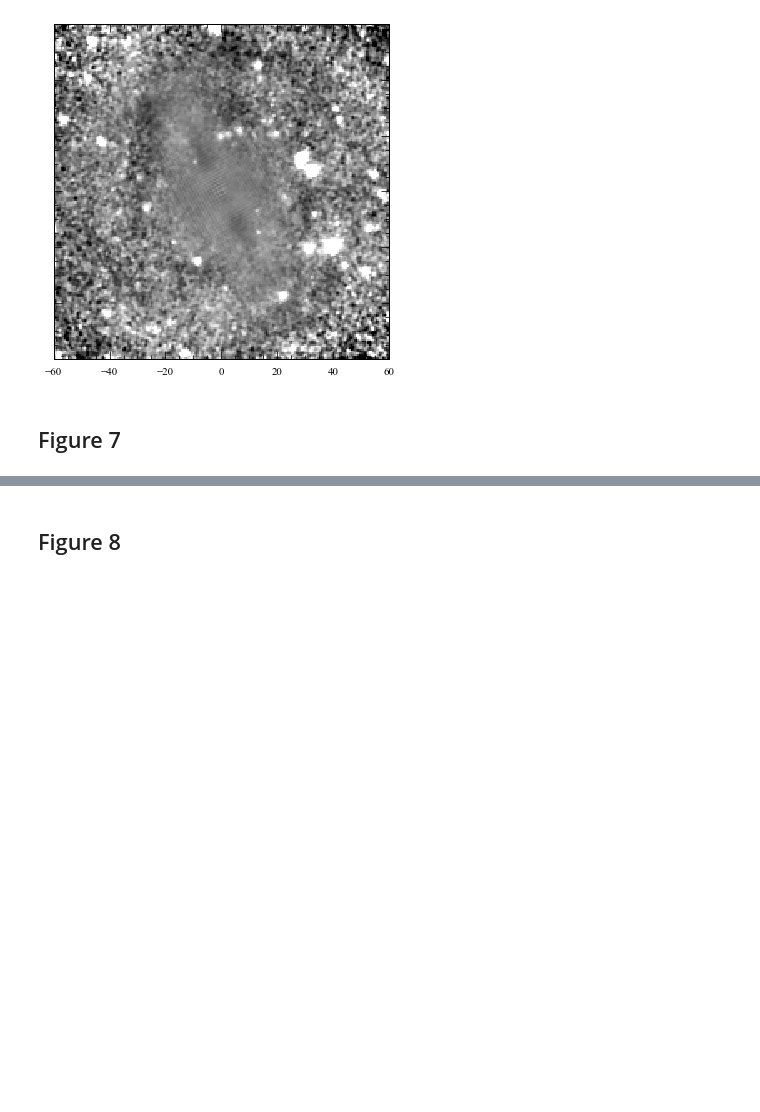
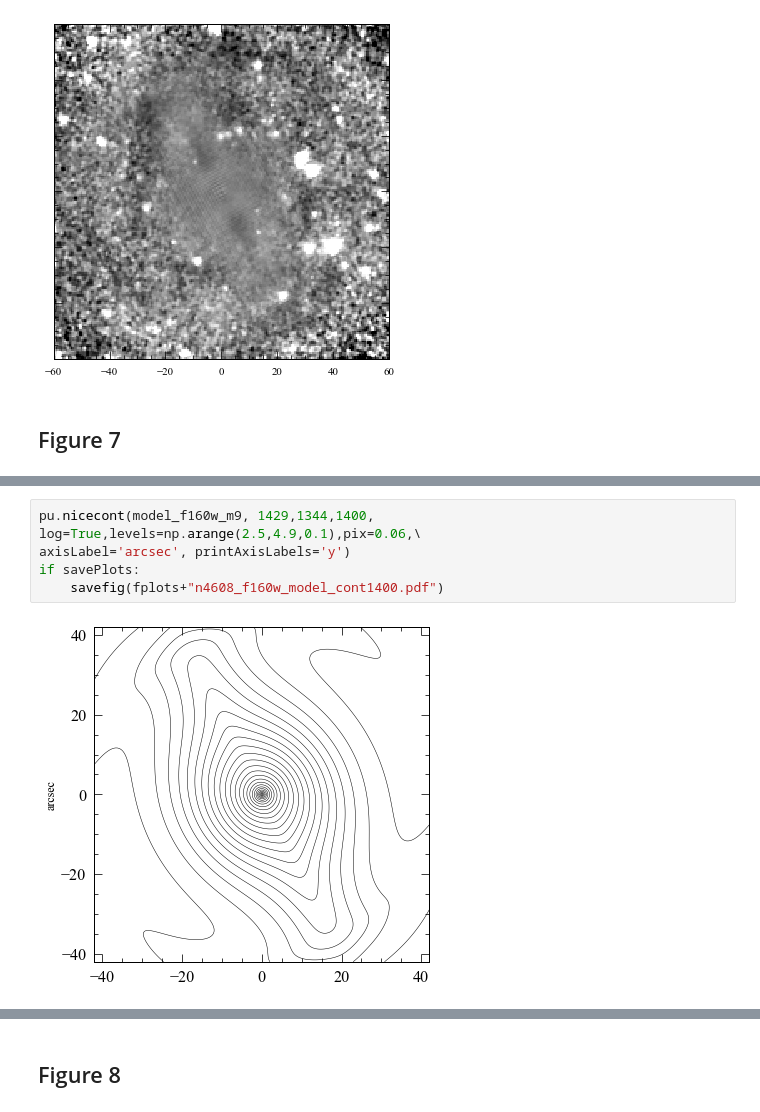
Before and after one commit to perwin/n4608-n4643, a Jupyter notebook: n4608n4643_figures_for_paper.ipynb, the cells around one changed output, grey strips where cells are left out. Cells and saved outputs as stored; diff of their text form; blank space fills up the shorter version.

```diff
--- a/n4608n4643_figures_for_paper.ipynb
+++ b/n4608n4643_figures_for_paper.ipynb
@@ -241,0 +257,7 @@ and were then displayed in SAOImage DS9 with a linear grayscale stretch (from 0.
+# %%
+pu.nicecont(model_f160w_m9, 1429,1344,1400, log=True,levels=np.arange(2.5,4.9,0.1),pix=0.06,\
+axisLabel='arcsec', printAxisLabels='y')
+if savePlots:
+    savefig(fplots+"n4608_f160w_model_cont1400.pdf")
+# %% [output]
+[figure, added]
```
Also changed, not shown: parts of 7 cells of this notebook, 2 other files.
